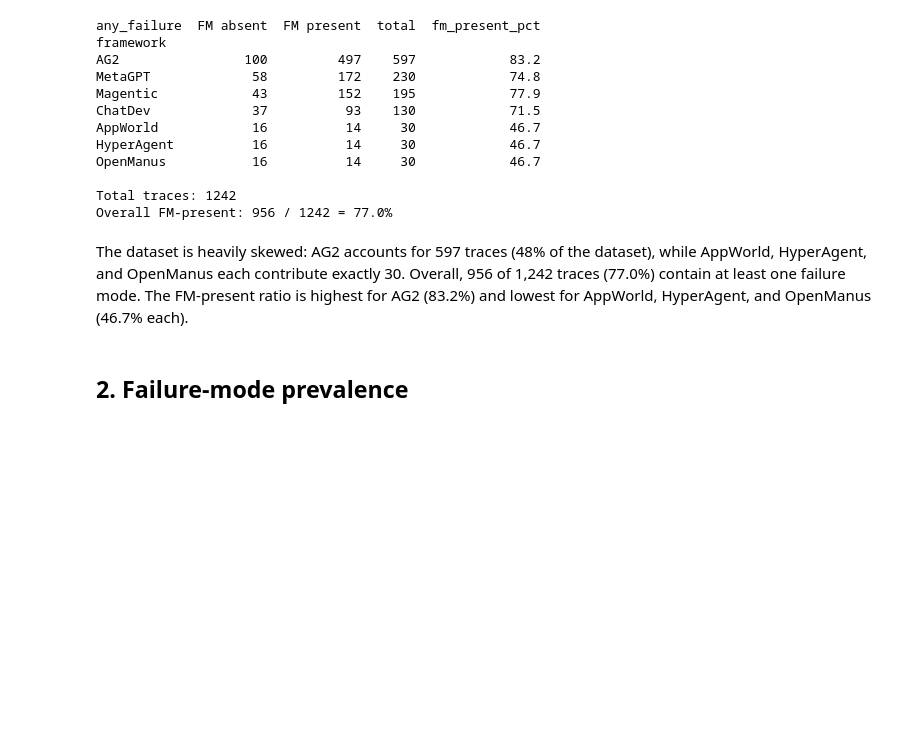
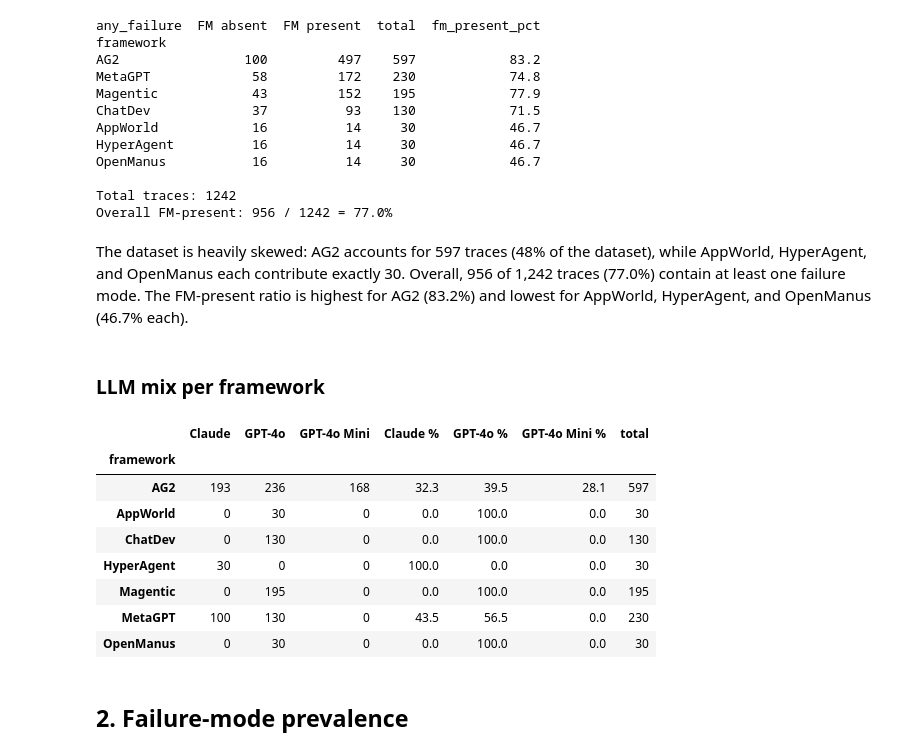
Before and after one commit to uagarwal123/IKEA_MAST_thesis, a Jupyter notebook: data_understanding/general_eda/eda.ipynb, the cells around one changed output. Drawn from its saved outputs; the diff is of its cells as text; code cells hidden in the pictures; blank space fills up the shorter version.

Commit message:
add framework llm mix

```diff
--- a/data_understanding/general_eda/eda.ipynb
+++ b/data_understanding/general_eda/eda.ipynb
@@ -93,6 +93,38 @@ Total traces: 1242
 Overall FM-present: 956 / 1242 = 77.0%
 # %% [markdown]
 The dataset is heavily skewed: AG2 accounts for 597 traces (48% of the dataset), while AppWorld, HyperAgent, and OpenManus each contribute exactly 30. Overall, 956 of 1,242 traces (77.0%) contain at least one failure mode. The FM-present ratio is highest for AG2 (83.2%) and lowest for AppWorld, HyperAgent, and OpenManus (46.7% each).
+# %% [markdown]
+### LLM mix per framework
+# %%
+def _extract_llm(key):
+    if "GPT4o_Mini" in key or "GPT-4o_Mini" in key:
+        return "GPT-4o Mini"
+    if "GPT4o" in key or "GPT-4o" in key:
+        return "GPT-4o"
+    if "Claude" in key:
+        return "Claude"
+    return "Unknown"
+
+df["llm"] = df["trace_key"].apply(_extract_llm)
+
+counts_llm = pd.crosstab(df["framework"], df["llm"])
+pct_llm = counts_llm.div(counts_llm.sum(axis=1), axis=0).mul(100).round(1)
+pct_llm.columns = [f"{c} %" for c in pct_llm.columns]
+
+llm_mix = counts_llm.join(pct_llm)
+llm_mix["total"] = counts_llm.sum(axis=1)
+llm_mix.to_csv("outputs/tables/framework_llm_mix.csv")
+llm_mix
+# %% [output]
+|  | Claude | GPT-4o | GPT-4o Mini | Claude % | GPT-4o % | GPT-4o Mini % | total |
+| framework |  |  |  |  |  |  |  |
+| AG2 | 193 | 236 | 168 | 32.3 | 39.5 | 28.1 | 597 |
+| AppWorld | 0 | 30 | 0 | 0.0 | 100.0 | 0.0 | 30 |
+| ChatDev | 0 | 130 | 0 | 0.0 | 100.0 | 0.0 | 130 |
+| HyperAgent | 30 | 0 | 0 | 100.0 | 0.0 | 0.0 | 30 |
+| Magentic | 0 | 195 | 0 | 0.0 | 100.0 | 0.0 | 195 |
+| MetaGPT | 100 | 130 | 0 | 43.5 | 56.5 | 0.0 | 230 |
+| OpenManus | 0 | 30 | 0 | 0.0 | 100.0 | 0.0 | 30 |
 # %% [markdown]
 ## 2. Failure-mode prevalence
 # %%
```
Also changed, not shown: 1 other file.
